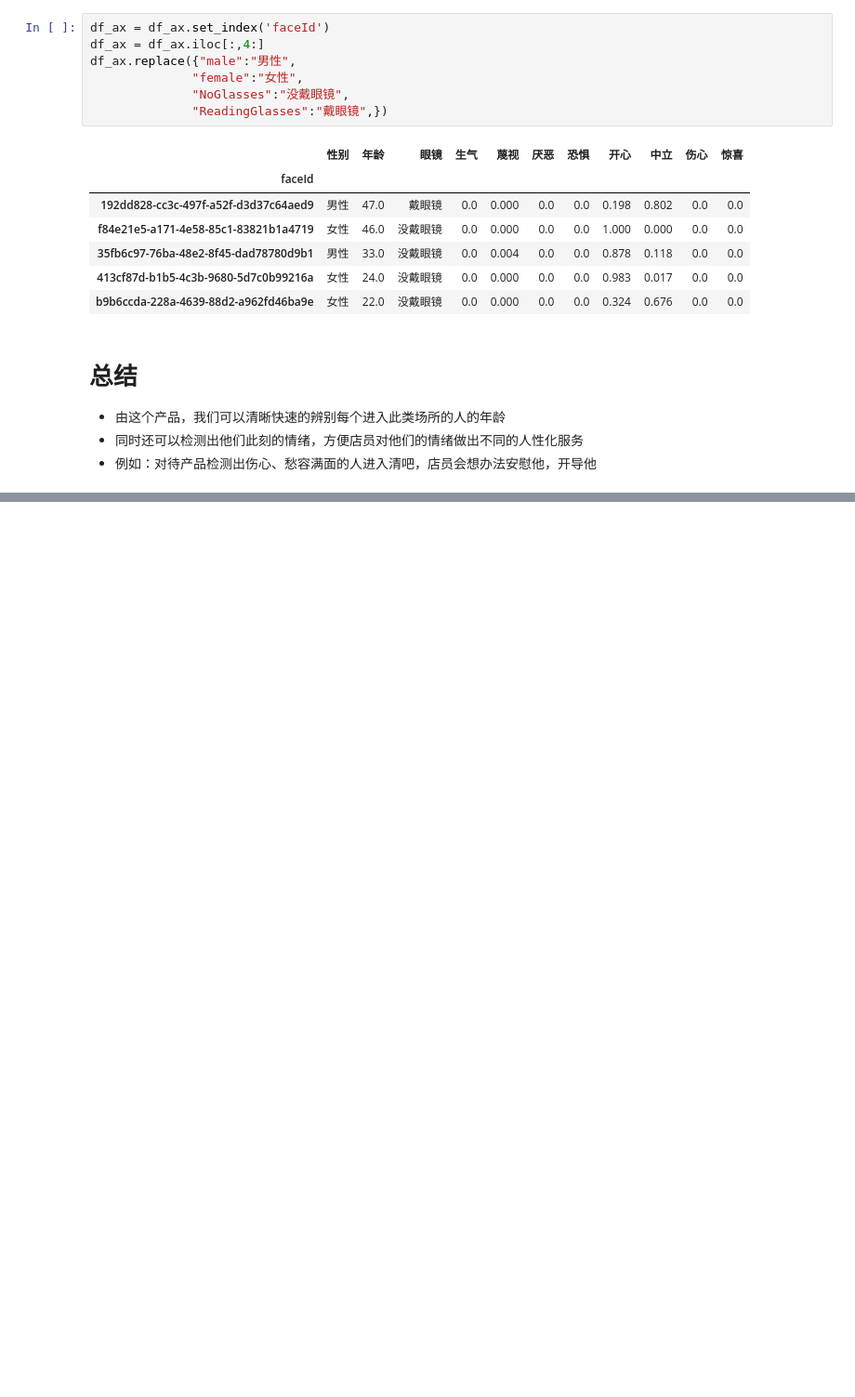
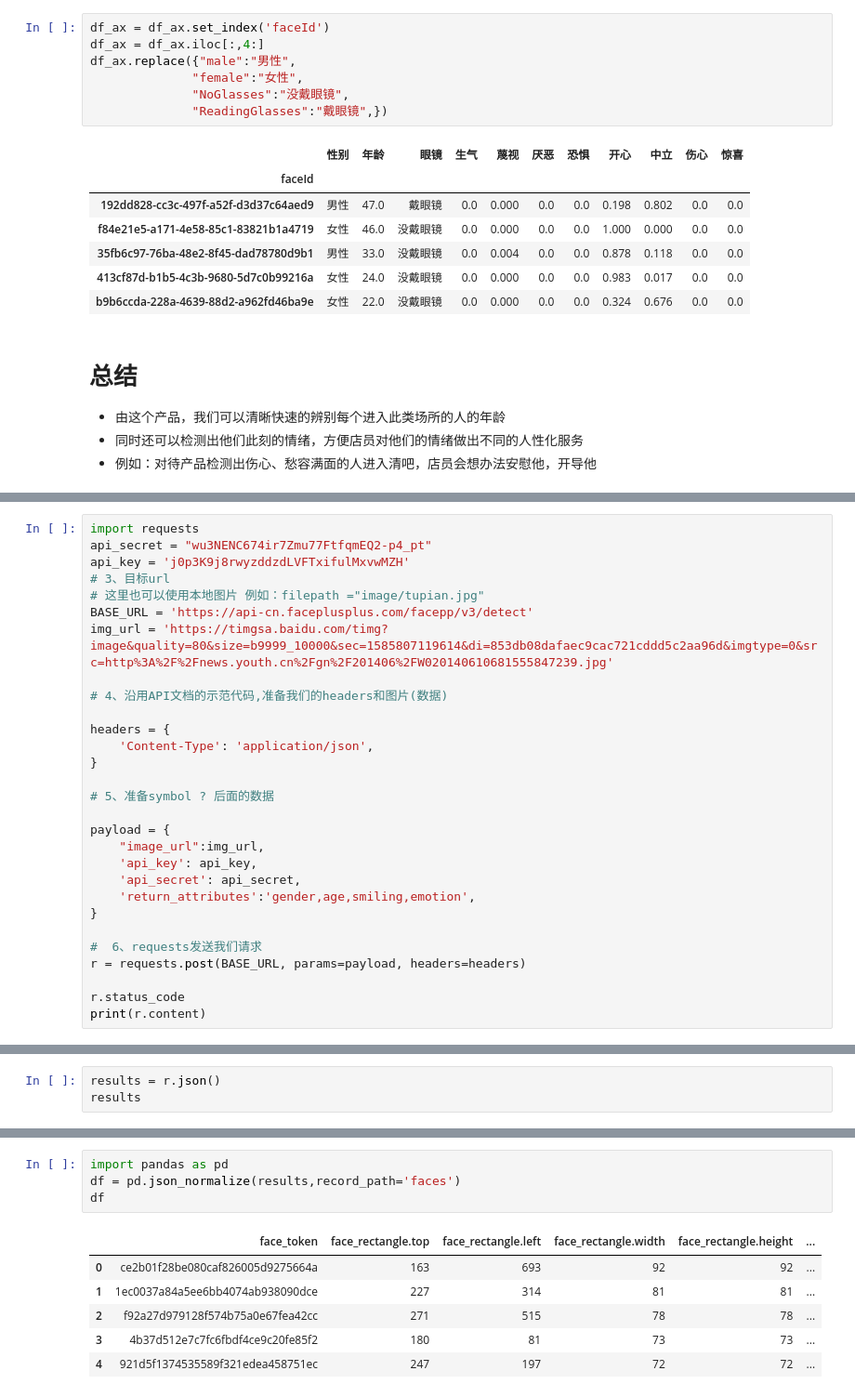
Before and after one commit to williamz0112/API-artificial-intelligence-and-machine-learning, a Jupyter notebook: week02/API-week02 homework.ipynb, the cells around one changed output, grey strips where cells are left out. Shown at 93% size. Cells and saved outputs as stored; diff of their text form; blank space fills up the shorter version.

```diff
--- a/week02/API-week02 homework.ipynb
+++ b/week02/API-week02 homework.ipynb
@@ -112,0 +115,29 @@ df_ax.replace({"male":"男性",
+# %%
+import requests
+api_secret = "wu3NENC674ir7Zmu77FtfqmEQ2-p4_pt"
+api_key = 'j0p3K9j8rwyzddzdLVFTxifulMxvwMZH'
+# 3、目标url
+# 这里也可以使用本地图片 例如：filepath ="image/tupian.jpg"
+BASE_URL = 'https://api-cn.faceplusplus.com/facepp/v3/detect'
+img_url = 'https://timgsa.baidu.com/timg?image&quality=80&size=b9999_10000&sec=1585807119614&di=853db08dafaec9cac721cddd5c2aa96d&imgtype=0&src=http%3A%2F%2Fnews.youth.cn%2Fgn%2F201406%2FW020140610681555847239.jpg'
+
+# 4、沿用API文档的示范代码,准备我们的headers和图片(数据)
+
+headers = {
+    'Content-Type': 'application/json',
+}
+
+# 5、准备symbol ? 后面的数据
+
+payload = {
+    "image_url":img_url,
+    'api_key': api_key,
+    'api_secret': api_secret,
+    'return_attributes':'gender,age,smiling,emotion',
+}
+
+#  6、requests发送我们请求
+r = requests.post(BASE_URL, params=payload, headers=headers)
+
+r.status_code
+print(r.content)
@@ -112,0 +146,3 @@ df_ax.replace({"male":"男性",
+# %%
+results = r.json()
+results
@@ -112,0 +167,11 @@ df_ax.replace({"male":"男性",
+# %%
+import pandas as pd
+df = pd.json_normalize(results,record_path='faces')
+df
+# %% [output]
+|  | face_token | face_rectangle.top | face_rectangle.left | face_rectangle.width | face_rectangle.height | ... |
+| 0 | ce2b01f28be080caf826005d9275664a | 163 | 693 | 92 | 92 | ... |
+| 1 | 1ec0037a84a5ee6bb4074ab938090dce | 227 | 314 | 81 | 81 | ... |
+| 2 | f92a27d979128f574b75a0e67fea42cc | 271 | 515 | 78 | 78 | ... |
+| 3 | 4b37d512e7c7fc6fbdf4ce9c20fe85f2 | 180 | 81 | 73 | 73 | ... |
+| 4 | 921d5f1374535589f321edea458751ec | 247 | 197 | 72 | 72 | ... |
```
Also changed, not shown: parts of 4 cells of this notebook.
